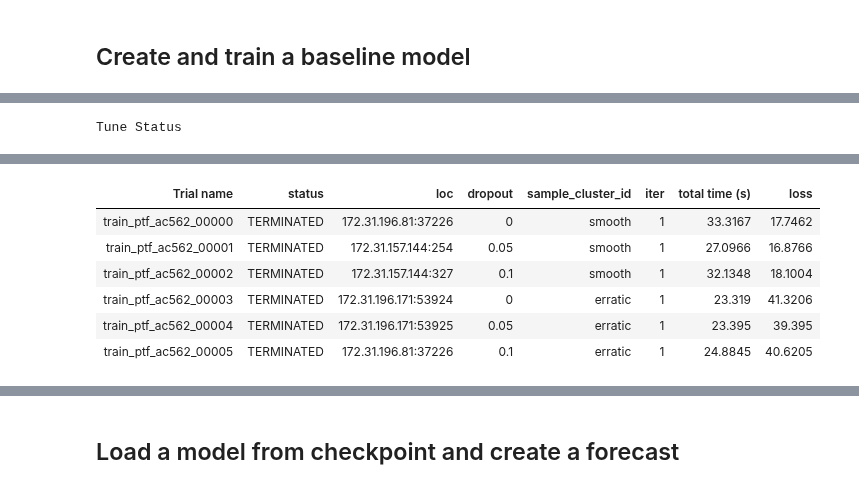
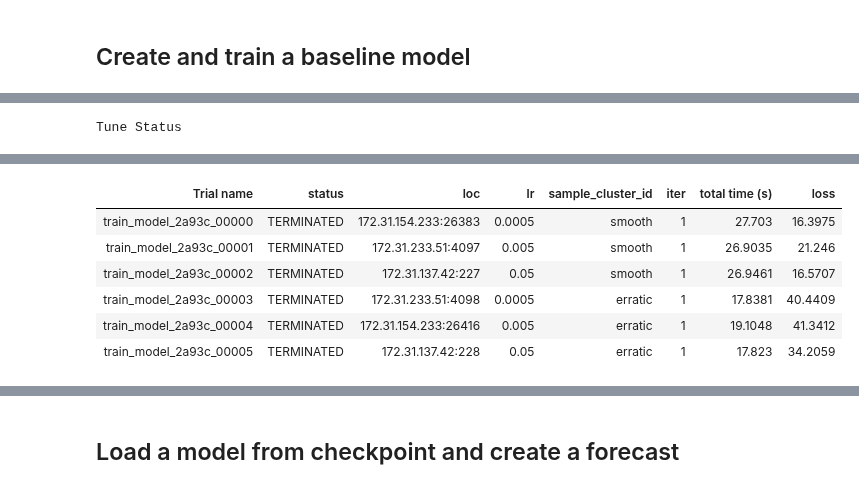
Before and after one commit to christy/AnyscaleDemos, a Jupyter notebook: forecasting_demos/Ray_v2/ray_air/pytorch_forecasting.ipynb, the cells around one changed output, grey strips where cells are left out. Cells and saved outputs as stored; diff of their text form; code cells hidden in the pictures.

```diff
--- a/forecasting_demos/Ray_v2/ray_air/pytorch_forecasting.ipynb
+++ b/forecasting_demos/Ray_v2/ray_air/pytorch_forecasting.ipynb
@@ -135,14 +135,17 @@ Use PyArrow dataset and table for reading or writing large parquet files, since
 # Define some global variables.
 TARGET = "trip_duration"
 FORECAST_LENGTH = 28
-# TODO: Update this when testing locally
-FILENAME = "/home/ray/christy-air/forecasting_demos/Ray_v2/data/clean_taxi_hourly_clustered.parquet"
+# TODO: Change this when testing locally
+data_dir = "/home/ray/christy-air/forecasting_demos/Ray_v2/data"
+# data_dir = "~/Documents/christy_public_temp/AnyscaleDemos/forecasting_demos/Ray_v2/data"
+data_dir = os.path.expanduser(data_dir)
+DATA_FILENAME = data_dir + "/clean_taxi_hourly_clustered.parquet"
 
 # Use smoke testing or not.
 sample_clusters = ["erratic"] if SMOKE_TEST else ["smooth", "erratic"]
 
 # Display what data will be used.
-print(f"data file: {FILENAME}")
+print(f"data file: {DATA_FILENAME}")
 print(f"Clusters: {sample_clusters}")
 # %% [output]
 data file: /home/ray/christy-air/forecasting_demos/Ray_v2/data/clean_taxi_hourly_clustered.parquet
@@ -595,56 +523,60 @@ sample_clusters
 # %%
-# STEP 1. Define a search space of all config parameters, including the Tune ones
+############
+# Optional STEP 2. Customize scaling
+############
 num_training_workers = min(num_cpu - 2, 32)
+strategy = RayStrategy(num_workers=num_training_workers,
+                       num_cpus_per_worker=1,
+                       use_gpu=False,
+                       find_unused_parameters=False,)
+
+############
+# STEP 3. Define a Tune search space of all config parameters, including the Tune ones
+############
 FORECAST_CONFIG = {
     "forecast_horizon": 168,
     "context_length": 63,
     "num_gpus": 0,
     "num_training_workers": num_training_workers,
     "batch_size": 64,
-#     "batch_size": tune.grid_search([128, 64]),
     "epochs": 2,
-    "lr": 0.05,
+    "lr": tune.grid_search([0.0005, 0.005, 0.05]),
     "hidden_size": 20,
-#     "dropout": 0.1,
-    "dropout": tune.grid_search([0, 0.05, 0.1]),
+    "dropout": 0.1,
     "hidden_continuous_size": 4,
     "attention_head_size": num_training_workers,
-    "limit_train_batches": 1, #0.25,
+    "limit_train_batches": 1,
     "sample_cluster_id": tune.grid_search(sample_clusters),
 }
+print(f"Data segment IDs: {sample_clusters}")
 
-# STEP 2. Optional. Specify search strategy: algorithm + scheduler
+############
+# Optional STEP 4. Specify the hyperparameter tuning search strategy.
+############
 # Select scheduler https://blog.ml.cmu.edu/2018/12/12/massively-parallel-hyperparameter-optimization/
 scheduler = ASHAScheduler(
     max_t=FORECAST_CONFIG['epochs'],
     grace_period=1,
     reduction_factor=2)
 
-# STEP 3. Optional. Customize scaling
-strategy = RayStrategy(num_workers=num_training_workers,
-                       num_cpus_per_worker=1,
-                       use_gpu=False,
-                       find_unused_parameters=False,)
-
-# Optional to pass parameters. Wrap Callable train function inside tune.with_parameters()
-# By default Callable function accepts only 1 input parameter called "config"
-train_fn_with_parameters = \
-    tune.with_parameters(
-        train_ptf,
-        strategy=strategy,
-        filename=FILENAME,
-        train_dataset=train_dataset,
-        train_loader=train_loader,
-        validation_loader=validation_loader)
-
-# STEP 4. Run the experiment with Ray Tune.
-# Use Ray 2.2 Tune APIs
+############
+# STEP 5. Run the experiment with Ray Tune.
 # https://docs.ray.io/en/latest/tune/examples/tune-pytorch-lightning.html
+############
 start = time.time()
 
+# Optional pass parameters. Wrap Callable train function inside tune.with_parameters()
+# By default Callable function accepts only 1 input parameter called "config"
+train_with_parameters = \
+    tune.with_parameters(
+        train_model,
+        strategy=strategy,
+        filename=DATA_FILENAME)
+
+# Define a tuner object.
 tuner = tune.Tuner(
         tune.with_resources(
-            train_fn_with_parameters,
+            train_with_parameters,
             resources=get_tune_resources(num_workers=num_training_workers),
         ),
         tune_config=tune.TuneConfig(
@@ -652,30 +584,22 @@ tuner = tune.Tuner(
             mode="min",
             scheduler=scheduler,
         ),
+        # Specify `ptf_nyc` to make logs easier to find in ~/ray_results/.
+        # https://docs.ray.io/en/master/tune/tutorials/tune-output.html#tune-logging
         run_config=air.RunConfig(
             name="ptf_nyc",
         ),
         param_space=FORECAST_CONFIG,
     )
 
+# Fit the tuner object.
 results = tuner.fit()
 
 total_time_taken = time.time() - start
 print(f"Total number of models: {len(results)}")
 print(f"Finished in: {(time.time()-start)/60} minutes")
 
-# With ASHA
-# Total number of models: 2
-# Finished in: 3.0699266950289408 minutes
-# Total number of models: 4
-# Finished in: 1.2139288147290548 minutes
-# Total number of models: 4
-# Finished in: 0.7388069709142049 minutes
-
-# Without ASHA
-# Total number of models: 2
-# Finished in: 0.6272321343421936 minutes
-# Total number of models: 4
-# Finished in: 1.1787922263145447 minutes
+# Total number of models: 6
+# Finished in: 1.0270176172256469 minutes
 # %% [output]
 Tune Status
@@ -688,9 +612,9 @@ Bracket: Iter 2.000: None | Iter 1.000: -28.747702598571777
 Resources requested: 0/56 CPUs, 0/0 GPUs, 0.0/256.0 GiB heap, 0.0/8.0 GiB objects
 Trial Status
-| Trial name | status | loc | dropout | sample_cluster_id | iter | total time (s) | loss |
-| train_ptf_ac562_00000 | TERMINATED | 172.31.196.81:37226 | 0 | smooth | 1 | 33.3167 | 17.7462 |
-| train_ptf_ac562_00001 | TERMINATED | 172.31.157.144:254 | 0.05 | smooth | 1 | 27.0966 | 16.8766 |
-| train_ptf_ac562_00002 | TERMINATED | 172.31.157.144:327 | 0.1 | smooth | 1 | 32.1348 | 18.1004 |
-| train_ptf_ac562_00003 | TERMINATED | 172.31.196.171:53924 | 0 | erratic | 1 | 23.319 | 41.3206 |
-| train_ptf_ac562_00004 | TERMINATED | 172.31.196.171:53925 | 0.05 | erratic | 1 | 23.395 | 39.395 |
-| train_ptf_ac562_00005 | TERMINATED | 172.31.196.81:37226 | 0.1 | erratic | 1 | 24.8845 | 40.6205 |
+| Trial name | status | loc | lr | sample_cluster_id | iter | total time (s) | loss |
+| train_model_2a93c_00000 | TERMINATED | 172.31.154.233:26383 | 0.0005 | smooth | 1 | 27.703 | 16.3975 |
+| train_model_2a93c_00001 | TERMINATED | 172.31.233.51:4097 | 0.005 | smooth | 1 | 26.9035 | 21.246 |
+| train_model_2a93c_00002 | TERMINATED | 172.31.137.42:227 | 0.05 | smooth | 1 | 26.9461 | 16.5707 |
+| train_model_2a93c_00003 | TERMINATED | 172.31.233.51:4098 | 0.0005 | erratic | 1 | 17.8381 | 40.4409 |
+| train_model_2a93c_00004 | TERMINATED | 172.31.154.233:26416 | 0.005 | erratic | 1 | 19.1048 | 41.3412 |
+| train_model_2a93c_00005 | TERMINATED | 172.31.137.42:228 | 0.05 | erratic | 1 | 17.823 | 34.2059 |
```
Also changed, not shown: parts of 30 cells of this notebook.
